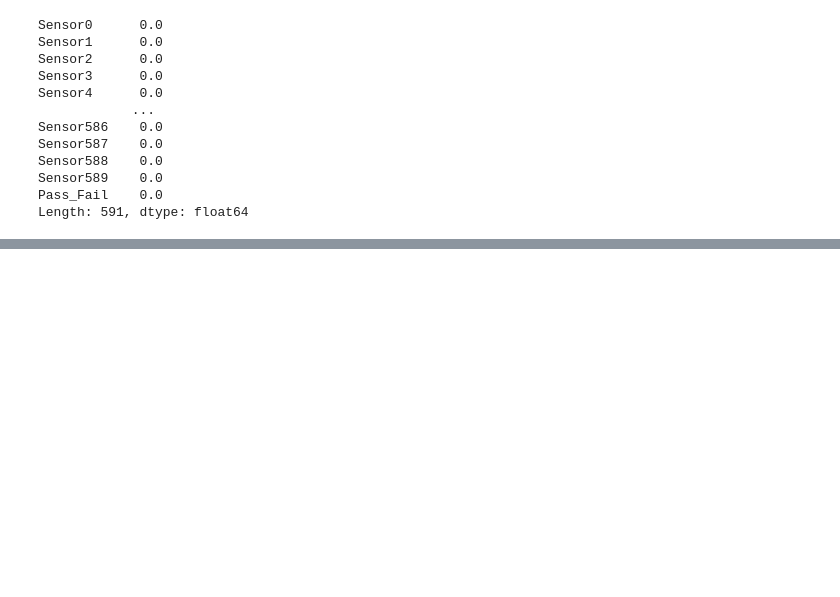
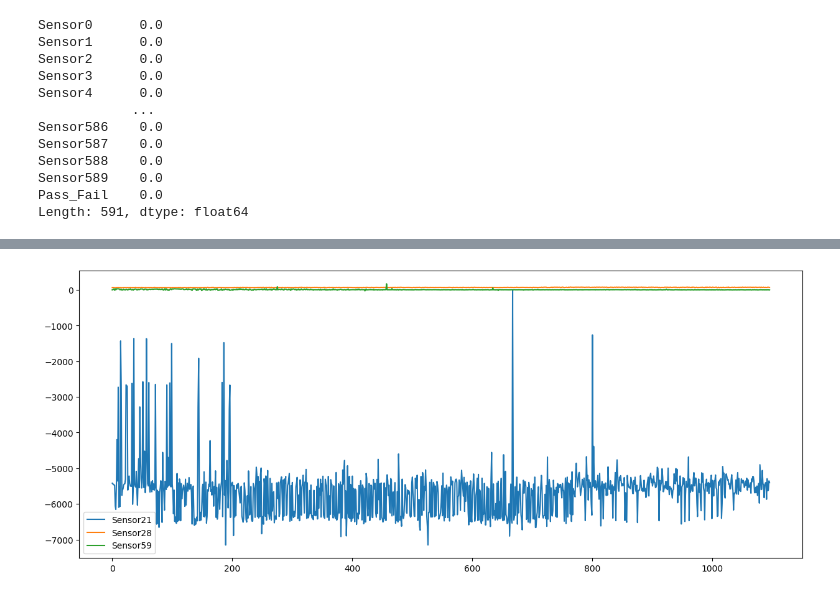
Before and after one commit to skameju/semiconductor, a Jupyter notebook: 캡스톤디자인.ipynb, the cells around one changed output, grey strips where cells are left out. Saved outputs shown, nothing was run; the diff lists cells and outputs as text; code cells hidden in the pictures; blank space fills up the shorter version.

```diff
--- a/캡스톤디자인.ipynb
+++ b/캡스톤디자인.ipynb
@@ -218,5 +198,7 @@ data_Corr_sort[:40].reset_index() # 상위 40개 확인
+# %%
+data_Corr_sort = data_Corr_sort[:40].reset_index() # 상위 40개 확인
 # %%
-from sklearn.datasets import load_iris
-from sklearn.tree import DecisionTreeClassifier
-from sklearn.metrics import accuracy_score
-from sklearn.model_selection import train_test_split
+# 데이터에서 상관 계수가 높은 센서 40개 열만 추출하여
+# data 변수에 저장
+df = data[data_Corr_sort['index'].tolist()]
+df
@@ -222,0 +219,8 @@ from sklearn.model_selection import train_test_split
+# %%
+# train, test set 분할
+from sklearn.model_selection import train_test_split
+train_set, test_set = train_test_split(df, test_size = 0.3, shuffle = False, random_state = 1234)
+# %%
+ax = train_set.plot(y = ['Sensor21', 'Sensor28', 'Sensor59'], figsize = (15, 6))
+# %% [output]
+[figure, added]
```
Also changed, not shown: parts of 11 cells of this notebook.
